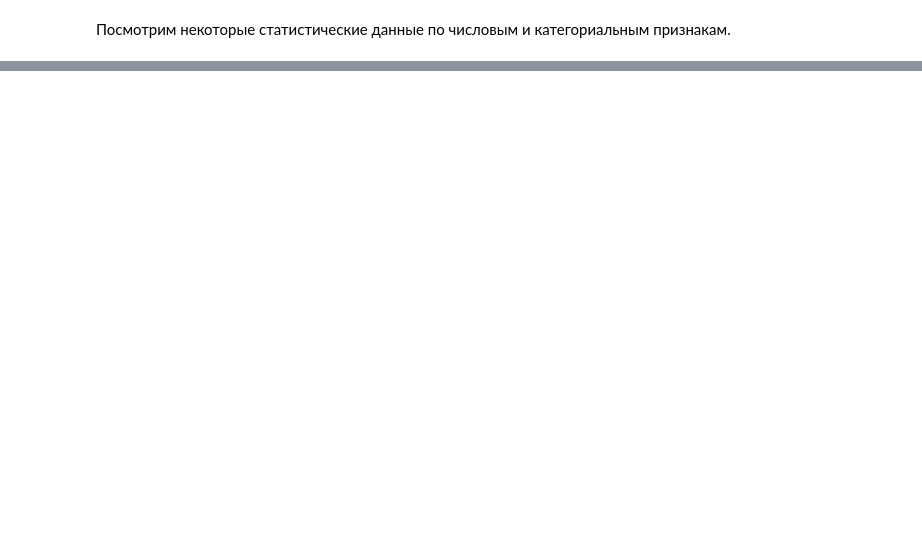
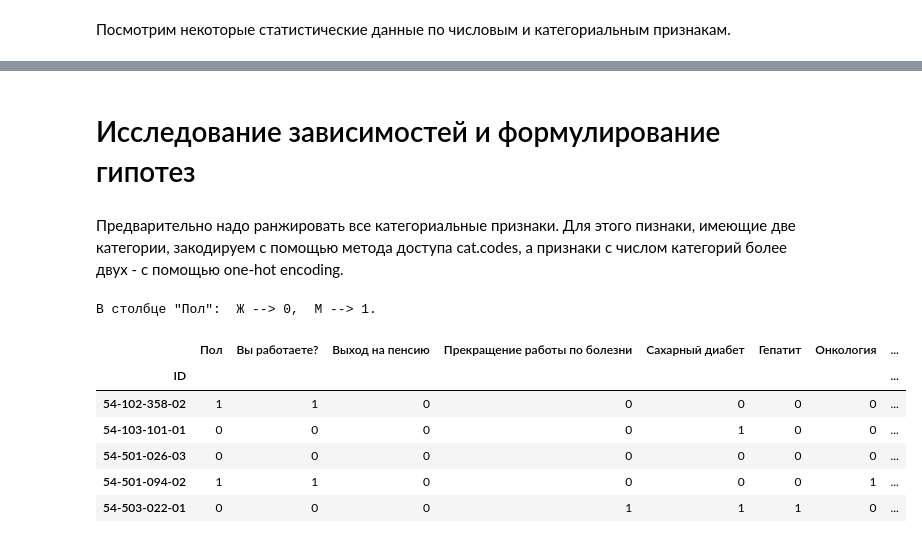
Before and after one commit to mic21053/AIchampionship, a Jupyter notebook: Championship.ipynb, the cells around one changed output, grey strips where cells are left out. Drawn from its saved outputs; the diff is of its cells as text; code cells hidden in the pictures; blank space fills up the shorter version.

```diff
--- a/Championship.ipynb
+++ b/Championship.ipynb
@@ -189,0 +282,25 @@ df.describe(include=[object])
+# %% [markdown]
+# Исследование зависимостей и формулирование гипотез
+# %% [markdown]
+Предварительно надо ранжировать все категориальные признаки. Для этого пизнаки, имеющие две категории, закодируем с помощью метода доступа cat.codes, а признаки с числом категорий более двух - с помощью one-hot encoding.
+# %%
+print(f'В столбце "Пол":  ', end = '')
+cat_col = df['Пол'].astype('category')
+codes = cat_col.cat.codes
+cats = cat_col.cat.categories
+df.loc[:, 'Пол'] = codes
+print(f'{cats[0]} --> 0,  ', end = '')
+print(f'{cats[1]} --> 1.')
+# %% [output]
+В столбце "Пол":  Ж --> 0,  М --> 1.
+# %%
+df = pd.get_dummies(df)
+df.head()
+# %% [output]
+|  | Пол | Вы работаете? | Выход на пенсию | Прекращение работы по болезни | Сахарный диабет | Гепатит | Онкология | ... |
+| ID |  |  |  |  |  |  |  | ... |
+| 54-102-358-02 | 1 | 1 | 0 | 0 | 0 | 0 | 0 | ... |
+| 54-103-101-01 | 0 | 0 | 0 | 0 | 1 | 0 | 0 | ... |
+| 54-501-026-03 | 0 | 0 | 0 | 0 | 0 | 0 | 0 | ... |
+| 54-501-094-02 | 1 | 1 | 0 | 0 | 0 | 0 | 1 | ... |
+| 54-503-022-01 | 0 | 0 | 0 | 1 | 1 | 1 | 0 | ... |
```
Also changed, not shown: parts of 21 cells of this notebook.
